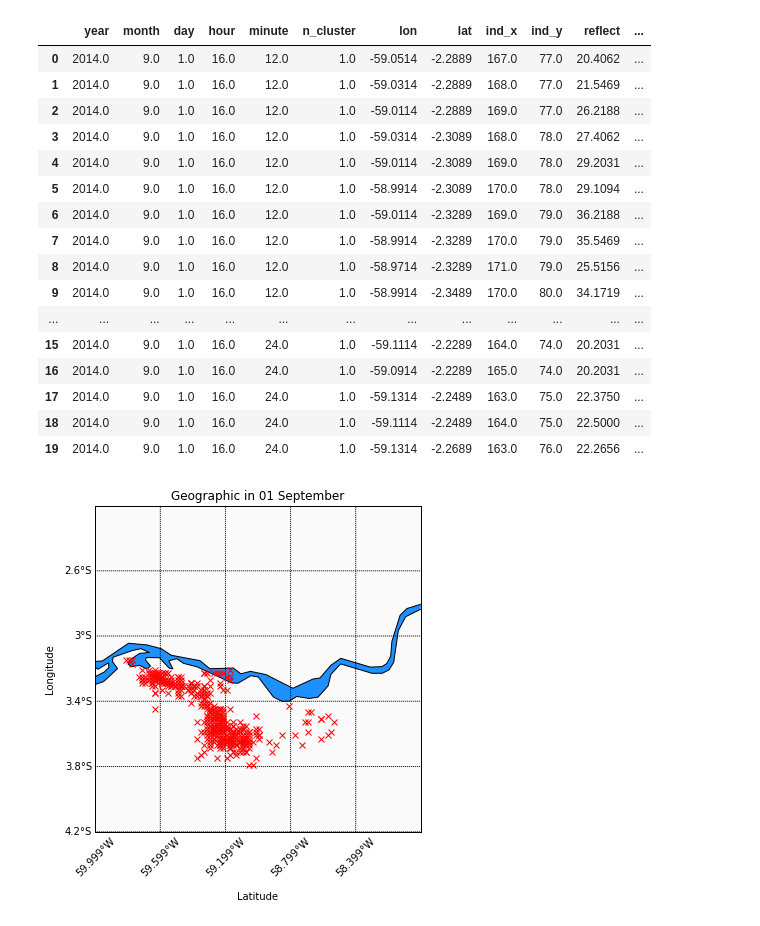
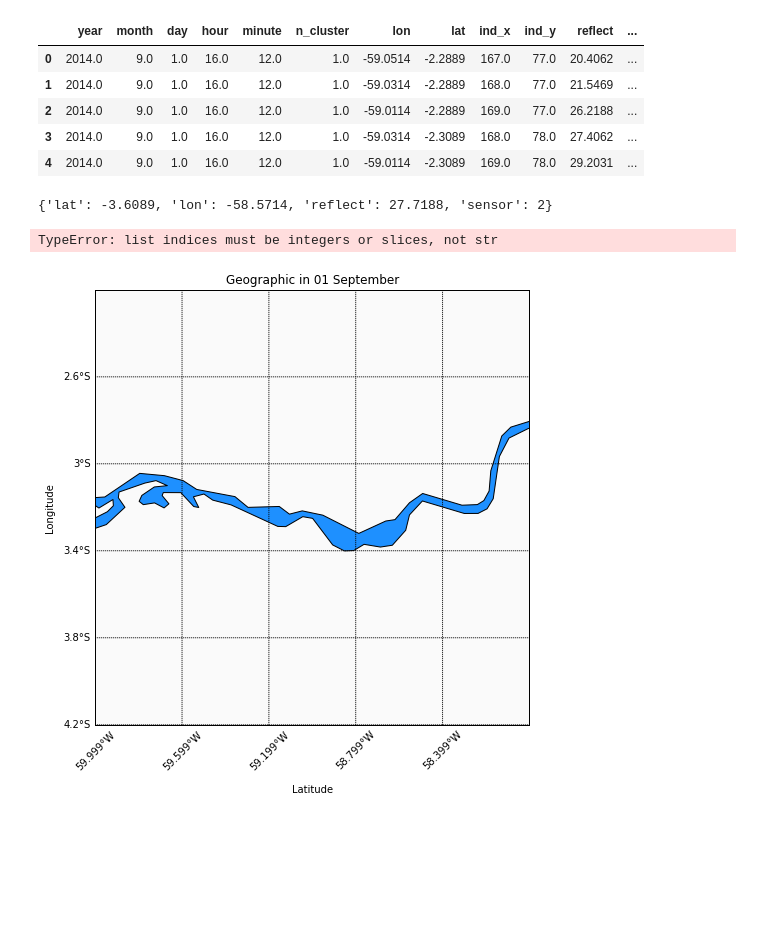
Before and after one commit to AdrianoPereira/project-cap394, a Jupyter notebook: src/Untitled.ipynb, the cells around one changed output. Cells and saved outputs as stored; diff of their text form; code cells hidden in the pictures; blank space fills up the shorter version.

Commit message:
chore: some changes and chart lightning

```diff
--- a/src/Untitled.ipynb
+++ b/src/Untitled.ipynb
@@ -21,7 +21,7 @@ moct = df.loc[df['month'] == 10]
 # %%
 data = extractdf(msep)
 # %%
-msep.head(20)
+msep.head()
 # %% [output]
 |  | year | month | day | hour | minute | n_cluster | lon | lat | ind_x | ind_y | reflect | ... |
 | 0 | 2014.0 | 9.0 | 1.0 | 16.0 | 12.0 | 1.0 | -59.0514 | -2.2889 | 167.0 | 77.0 | 20.4062 | ... |
@@ -29,14 +29,3 @@ msep.head(20)
 | 2 | 2014.0 | 9.0 | 1.0 | 16.0 | 12.0 | 1.0 | -59.0114 | -2.2889 | 169.0 | 77.0 | 26.2188 | ... |
 | 3 | 2014.0 | 9.0 | 1.0 | 16.0 | 12.0 | 1.0 | -59.0314 | -2.3089 | 168.0 | 78.0 | 27.4062 | ... |
 | 4 | 2014.0 | 9.0 | 1.0 | 16.0 | 12.0 | 1.0 | -59.0114 | -2.3089 | 169.0 | 78.0 | 29.2031 | ... |
-| 5 | 2014.0 | 9.0 | 1.0 | 16.0 | 12.0 | 1.0 | -58.9914 | -2.3089 | 170.0 | 78.0 | 29.1094 | ... |
-| 6 | 2014.0 | 9.0 | 1.0 | 16.0 | 12.0 | 1.0 | -59.0114 | -2.3289 | 169.0 | 79.0 | 36.2188 | ... |
-| 7 | 2014.0 | 9.0 | 1.0 | 16.0 | 12.0 | 1.0 | -58.9914 | -2.3289 | 170.0 | 79.0 | 35.5469 | ... |
-| 8 | 2014.0 | 9.0 | 1.0 | 16.0 | 12.0 | 1.0 | -58.9714 | -2.3289 | 171.0 | 79.0 | 25.5156 | ... |
-| 9 | 2014.0 | 9.0 | 1.0 | 16.0 | 12.0 | 1.0 | -58.9914 | -2.3489 | 170.0 | 80.0 | 34.1719 | ... |
-| ... | ... | ... | ... | ... | ... | ... | ... | ... | ... | ... | ... | ... |
-| 15 | 2014.0 | 9.0 | 1.0 | 16.0 | 24.0 | 1.0 | -59.1114 | -2.2289 | 164.0 | 74.0 | 20.2031 | ... |
-| 16 | 2014.0 | 9.0 | 1.0 | 16.0 | 24.0 | 1.0 | -59.0914 | -2.2289 | 165.0 | 74.0 | 20.2031 | ... |
-| 17 | 2014.0 | 9.0 | 1.0 | 16.0 | 24.0 | 1.0 | -59.1314 | -2.2489 | 163.0 | 75.0 | 22.3750 | ... |
-| 18 | 2014.0 | 9.0 | 1.0 | 16.0 | 24.0 | 1.0 | -59.1114 | -2.2489 | 164.0 | 75.0 | 22.5000 | ... |
-| 19 | 2014.0 | 9.0 | 1.0 | 16.0 | 24.0 | 1.0 | -59.1314 | -2.2689 | 163.0 | 76.0 | 22.2656 | ... |
@@ -53,34 +63,52 @@ for i, row in msep.iterrows():
+# %%
+datar[0]
+# %% [output]
+{'lat': -3.6089, 'lon': -58.5714, 'reflect': 27.7188, 'sensor': 2}
 # %%
 my_coords = [-3.2, -58.9990]
 zoom_scale = 1
 
 bbox = [my_coords[0]-zoom_scale,my_coords[0]+zoom_scale,\
         my_coords[1]-zoom_scale,my_coords[1]+zoom_scale]
 
-plt.figure(figsize=(12,6))
+plt.figure(figsize=(20, 8))
 m = Basemap(projection='merc',llcrnrlat=bbox[0],urcrnrlat=bbox[1],\
             llcrnrlon=bbox[2],urcrnrlon=bbox[3],lat_ts=10,resolution='i')
 
 m.drawcoastlines()
 m.fillcontinents(color='#FAFAFA',lake_color='dodgerblue')
 
 m.drawparallels(np.arange(bbox[0],bbox[1],(bbox[1]-bbox[0])/5),labels=[1,0,0,0])
 m.drawmeridians(np.arange(bbox[2],bbox[3],(bbox[3]-bbox[2])/5),labels=[0,0,0,1],rotation=45)
 m.drawmapboundary(fill_color='dodgerblue')
 
 x,y = m(my_coords[1],my_coords[0])
 plt.title("Geographic in 01 September")
 plt.ylabel('Longitude', labelpad=40)
 plt.xlabel('Latitude', labelpad=60)
 
+# data = datar
 for x in range(len(data['lat'])):
     coords = (data['lat'][x], data['lon'][x])
     x,y = m(coords[1],coords[0])
-    m.plot(x,y,marker='x',color='r')
 
-for x in datar:
+    if data['sensor'][x] == 1:
+        m.plot(x,y,marker='x',color='r')
+        m.plot(x, y, marker='s', color='b', alpha=0.2)
+
+    elif data['sensor'][x] == 2:
+        m.plot(x,y,marker='x',color='orange')
+    elif data['sensor'][x] == 3:
+        m.plot(x,y,marker='x',color='magenta')
+
+
+
+# for x in datar:
+
 
 # plt.savefig('amazon.png', format='png', dpi=500)
+# plt.figure(figsize=(15, 8))
 plt.show()
 # %% [output]
+TypeError: list indices must be integers or slices, not str
-[figure, old version]
+[figure, new version]
```
Also changed, not shown: parts of 5 cells of this notebook, 8 other files.
